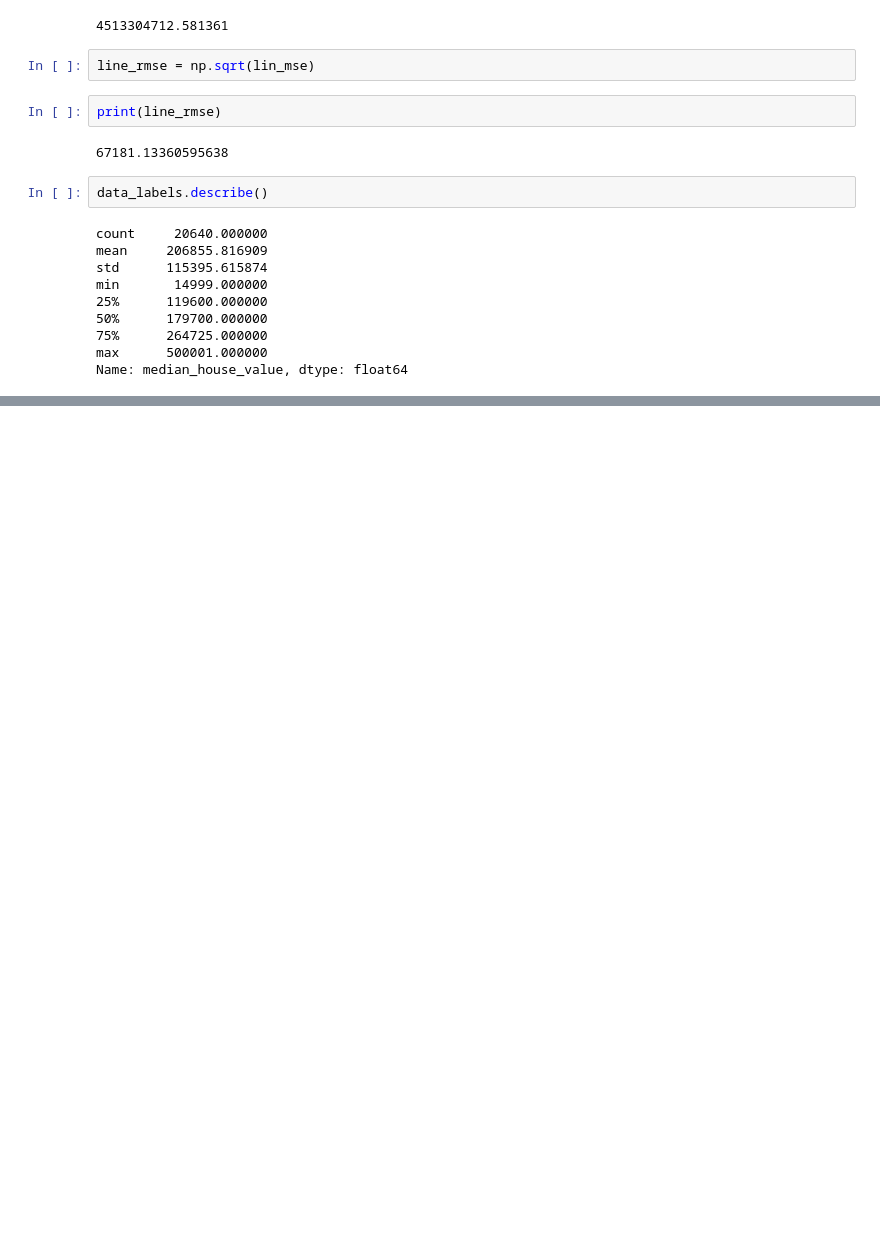
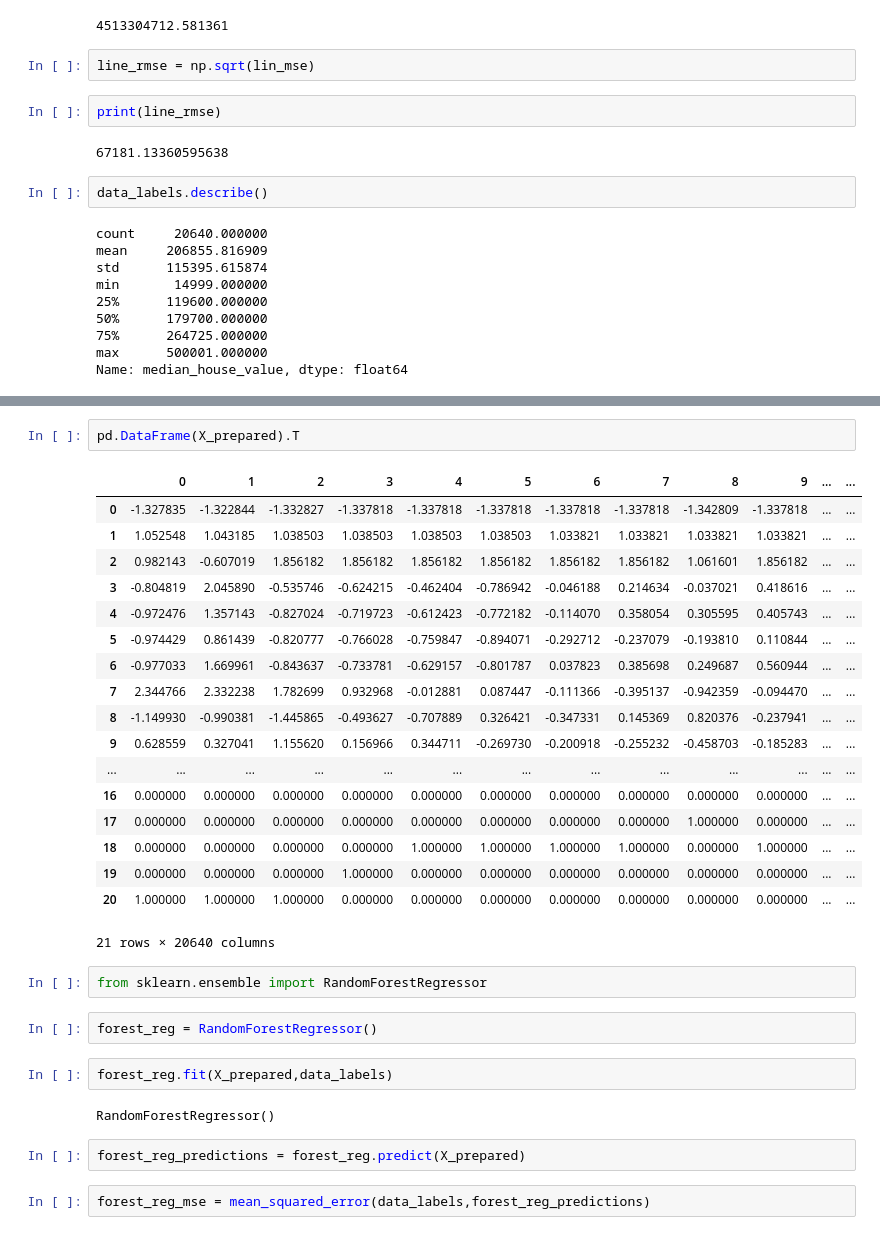
Before and after one commit to HuzaifaXool/ML-HUB, a Jupyter notebook: 1/1.ipynb, the cells around one changed output, grey strips where cells are left out. Drawn from its saved outputs; the diff is of its cells as text; blank space fills up the shorter version.

```diff
--- a/1/1.ipynb
+++ b/1/1.ipynb
@@ -768,0 +826,33 @@ tree_mse
+# %%
+pd.DataFrame(X_prepared).T
+# %% [output]
+|  | 0 | 1 | 2 | 3 | 4 | 5 | 6 | 7 | 8 | 9 | ... | ... |
+| 0 | -1.327835 | -1.322844 | -1.332827 | -1.337818 | -1.337818 | -1.337818 | -1.337818 | -1.337818 | -1.342809 | -1.337818 | ... | ... |
+| 1 | 1.052548 | 1.043185 | 1.038503 | 1.038503 | 1.038503 | 1.038503 | 1.033821 | 1.033821 | 1.033821 | 1.033821 | ... | ... |
+| 2 | 0.982143 | -0.607019 | 1.856182 | 1.856182 | 1.856182 | 1.856182 | 1.856182 | 1.856182 | 1.061601 | 1.856182 | ... | ... |
+| 3 | -0.804819 | 2.045890 | -0.535746 | -0.624215 | -0.462404 | -0.786942 | -0.046188 | 0.214634 | -0.037021 | 0.418616 | ... | ... |
+| 4 | -0.972476 | 1.357143 | -0.827024 | -0.719723 | -0.612423 | -0.772182 | -0.114070 | 0.358054 | 0.305595 | 0.405743 | ... | ... |
+| 5 | -0.974429 | 0.861439 | -0.820777 | -0.766028 | -0.759847 | -0.894071 | -0.292712 | -0.237079 | -0.193810 | 0.110844 | ... | ... |
+| 6 | -0.977033 | 1.669961 | -0.843637 | -0.733781 | -0.629157 | -0.801787 | 0.037823 | 0.385698 | 0.249687 | 0.560944 | ... | ... |
+| 7 | 2.344766 | 2.332238 | 1.782699 | 0.932968 | -0.012881 | 0.087447 | -0.111366 | -0.395137 | -0.942359 | -0.094470 | ... | ... |
+| 8 | -1.149930 | -0.990381 | -1.445865 | -0.493627 | -0.707889 | 0.326421 | -0.347331 | 0.145369 | 0.820376 | -0.237941 | ... | ... |
+| 9 | 0.628559 | 0.327041 | 1.155620 | 0.156966 | 0.344711 | -0.269730 | -0.200918 | -0.255232 | -0.458703 | -0.185283 | ... | ... |
+| ... | ... | ... | ... | ... | ... | ... | ... | ... | ... | ... | ... | ... |
+| 16 | 0.000000 | 0.000000 | 0.000000 | 0.000000 | 0.000000 | 0.000000 | 0.000000 | 0.000000 | 0.000000 | 0.000000 | ... | ... |
+| 17 | 0.000000 | 0.000000 | 0.000000 | 0.000000 | 0.000000 | 0.000000 | 0.000000 | 0.000000 | 1.000000 | 0.000000 | ... | ... |
+| 18 | 0.000000 | 0.000000 | 0.000000 | 0.000000 | 1.000000 | 1.000000 | 1.000000 | 1.000000 | 0.000000 | 1.000000 | ... | ... |
+| 19 | 0.000000 | 0.000000 | 0.000000 | 1.000000 | 0.000000 | 0.000000 | 0.000000 | 0.000000 | 0.000000 | 0.000000 | ... | ... |
+| 20 | 1.000000 | 1.000000 | 1.000000 | 0.000000 | 0.000000 | 0.000000 | 0.000000 | 0.000000 | 0.000000 | 0.000000 | ... | ... |
+21 rows × 20640 columns
+# %%
+from sklearn.ensemble import RandomForestRegressor
+# %%
+forest_reg = RandomForestRegressor()
+# %%
+forest_reg.fit(X_prepared,data_labels)
+# %% [output]
+RandomForestRegressor()
+# %%
+forest_reg_predictions = forest_reg.predict(X_prepared)
+# %%
+forest_reg_mse = mean_squared_error(data_labels,forest_reg_predictions)
```
Also changed, not shown: parts of 37 cells of this notebook.
